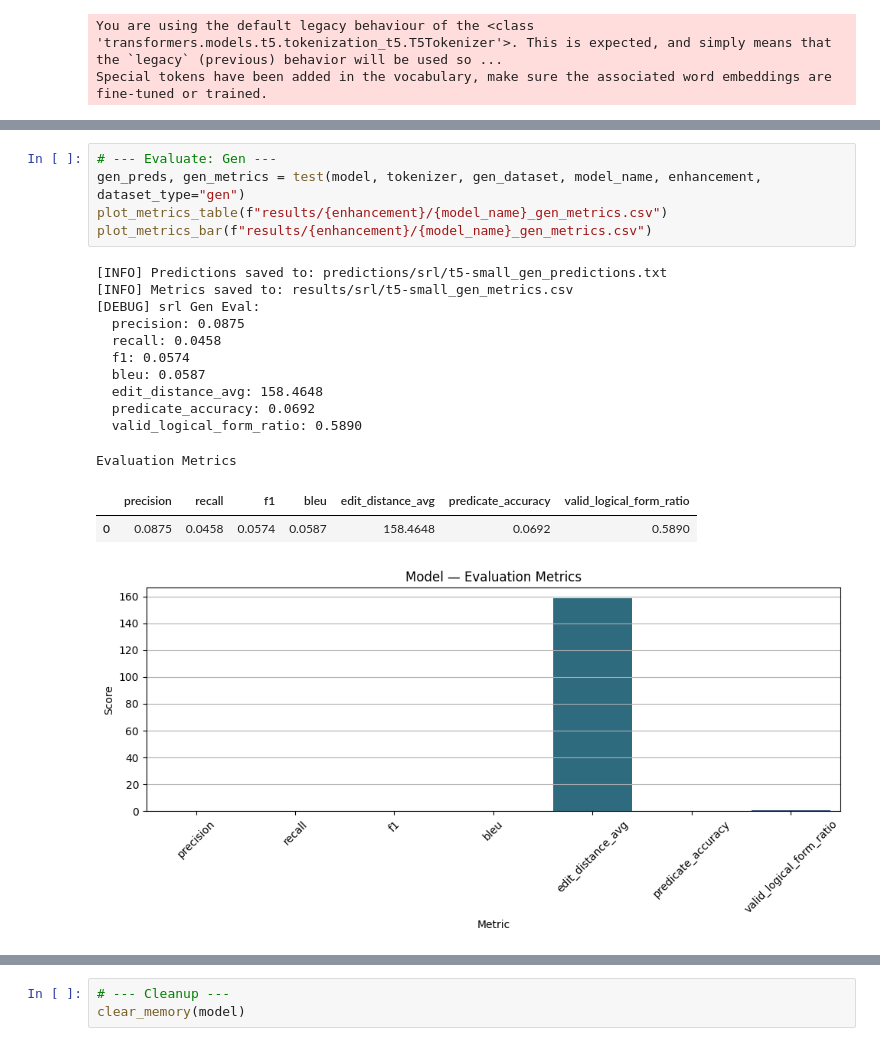
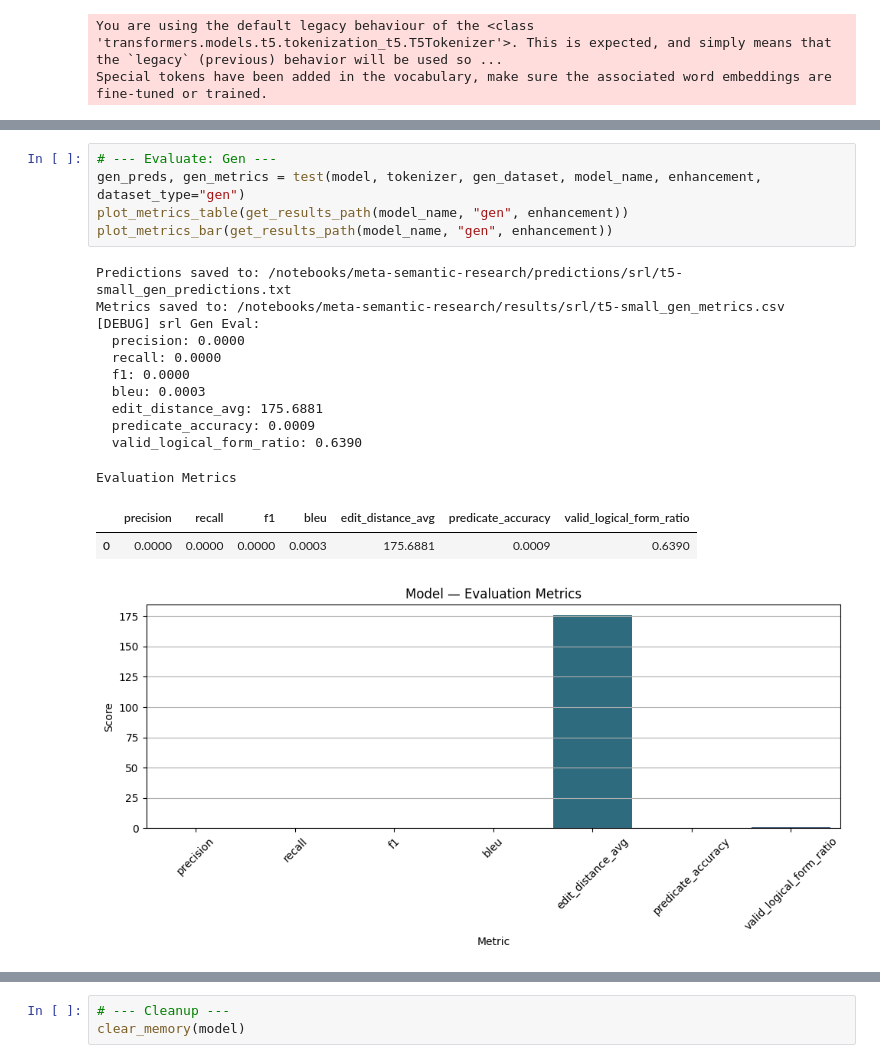
Before and after one commit to cmhobbs96/meta-semantic-research, a Jupyter notebook: notebooks/srl_annotation.ipynb, the cells around one changed output, grey strips where cells are left out. Cells and saved outputs as stored; diff of their text form.

```diff
--- a/notebooks/srl_annotation.ipynb
+++ b/notebooks/srl_annotation.ipynb
@@ -93,23 +93,23 @@ Evaluation Metrics
 # %%
 # --- Evaluate: Gen ---
 gen_preds, gen_metrics = test(model, tokenizer, gen_dataset, model_name, enhancement, dataset_type="gen")
-plot_metrics_table(f"results/{enhancement}/{model_name}_gen_metrics.csv")
-plot_metrics_bar(f"results/{enhancement}/{model_name}_gen_metrics.csv")
+plot_metrics_table(get_results_path(model_name, "gen", enhancement))
+plot_metrics_bar(get_results_path(model_name, "gen", enhancement))
 # %% [output]
-[INFO] Predictions saved to: predictions/srl/t5-small_gen_predictions.txt
-[INFO] Metrics saved to: results/srl/t5-small_gen_metrics.csv
+Predictions saved to: /notebooks/meta-semantic-research/predictions/srl/t5-small_gen_predictions.txt
+Metrics saved to: /notebooks/meta-semantic-research/results/srl/t5-small_gen_metrics.csv
 [DEBUG] srl Gen Eval:
-  precision: 0.0875
-  recall: 0.0458
-  f1: 0.0574
-  bleu: 0.0587
-  edit_distance_avg: 158.4648
-  predicate_accuracy: 0.0692
-  valid_logical_form_ratio: 0.5890
+  precision: 0.0000
+  recall: 0.0000
+  f1: 0.0000
+  bleu: 0.0003
+  edit_distance_avg: 175.6881
+  predicate_accuracy: 0.0009
+  valid_logical_form_ratio: 0.6390
 Evaluation Metrics
 |  | precision | recall | f1 | bleu | edit_distance_avg | predicate_accuracy | valid_logical_form_ratio |
-| 0 | 0.0875 | 0.0458 | 0.0574 | 0.0587 | 158.4648 | 0.0692 | 0.5890 |
+| 0 | 0.0000 | 0.0000 | 0.0000 | 0.0003 | 175.6881 | 0.0009 | 0.6390 |
-[figure, old version]
+[figure, new version]
 # %%
 # --- Compare Test vs Gen Results
 compare_test_gen_metrics(model_name, enhancement)
```
Also changed, not shown: parts of 6 cells of this notebook, 43 other files.
